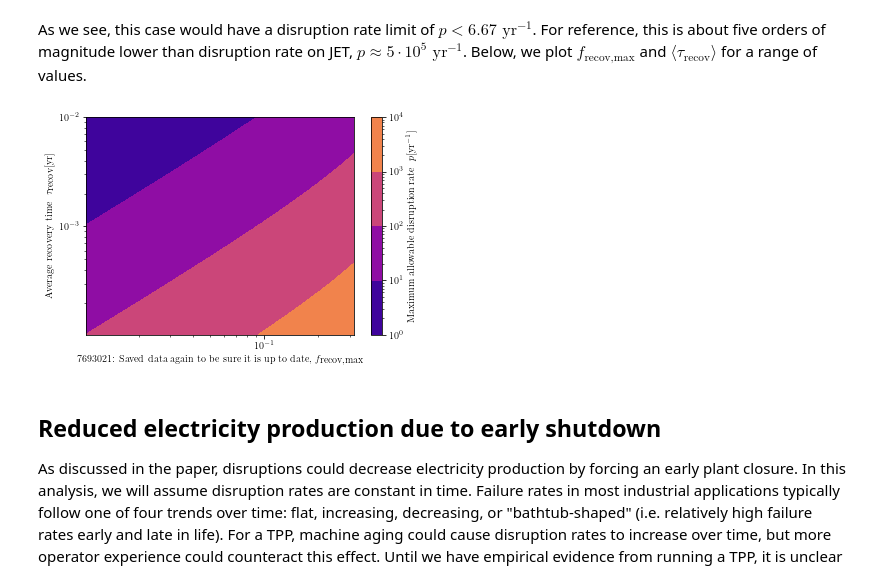
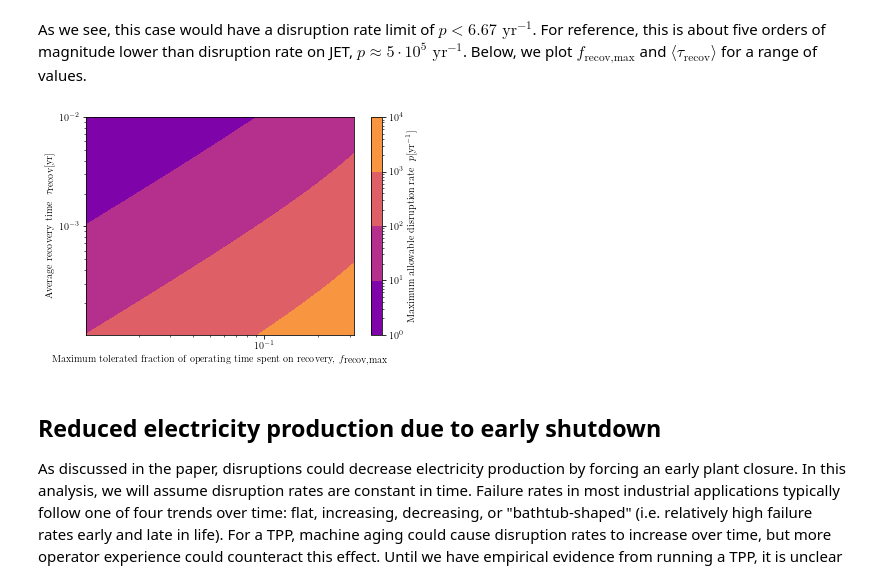
Before and after one commit to andrew-maris/disruptions-tokamak-economics, a Jupyter notebook: model_plots_data.ipynb, the cells around one changed output. Saved outputs shown, nothing was run; the diff lists cells and outputs as text; code cells hidden in the pictures.

```diff
--- a/model_plots_data.ipynb
+++ b/model_plots_data.ipynb
@@ -29,8 +29,8 @@ import copy
 
 ################################
 # Settings
-save_data = True #If true, saves data to .npy files and plots to .png files in the respective directories
-render_LaTeX = True #If true, renders labels in plots using LaTeX
+save_data = False #If true, saves data to .npy files and plots to .png files in the respective directories
+render_LaTeX = False #If true, renders labels in plots using LaTeX
 if render_LaTeX:
     plt.rcParams['text.usetex'] = True
 
@@ -142,30 +142,30 @@ f_recover_max_scan = np.logspace(-0.5,-1.99,50) #[-] Maximum fraction of operati
 f_recover_max_mesh, tau_mesh, p_req_recover =  scan_2d(f_recover_max_scan, tau_scan, get_p_recover)
 # %%
 #Create contour plot and color bar
-plt.contourf(f_recover_max_mesh,tau_mesh,p_req_recover,norm=colors.LogNorm(vmin=p_req_recover.min(), vmax=1e5),cmap='plasma')
+plt.contourf(f_recover_max_mesh,tau_mesh,p_req_recover,norm=colors.LogNorm(vmin=1e-1, vmax=1e5),cmap='plasma')
 cbr= plt.colorbar()
 
 #Add labels
 if render_LaTeX:
     cbr.set_label(r'\textrm{Maximum allowable disruption rate } $p [\textrm{yr}^{-1}]$')
     plt.ylabel(r'\textrm{Average recovery time } $\tau_{\textrm{recov}}  [\textrm{yr}] $')
-    plt.xlabel(r'\textrm{7693021: Saved data again to be sure it is up to date, }$f_{\textrm{recov,max}}$')
+    plt.xlabel(r'\textrm{Maximum tolerated fraction of operating time spent on recovery, }$f_{\textrm{recov,max}}$')
 else:
     cbr.set_label('Maximum allowable disruption rate [yr^-1]')
     plt.ylabel('Average recovery time τ_recov [yr]')
     plt.xlabel('Maximum tolerated fraction of operating time spent on recovery, f_recov,max')
 
 plt.yscale('log')
 plt.xscale('log')
 
 #Save plot and data from plot
 if save_data:
     plt.savefig('Plots/lost_time_disrupt_rate_limit.png',dpi=200)
     np.save('Data/f_recover_max_mesh.npy', f_recover_max_mesh)
     np.save('Data/tau_mesh.npy', tau_mesh)
     np.save('Data/p_req_recover.npy', p_req_recover)
 # %% [output]
-[figure, old version]
+[figure, new version]
 # %% [markdown]
 ## Reduced electricity production due to early shutdown
 
```
Also changed, not shown: parts of 1 cell of this notebook, 1 other file.
